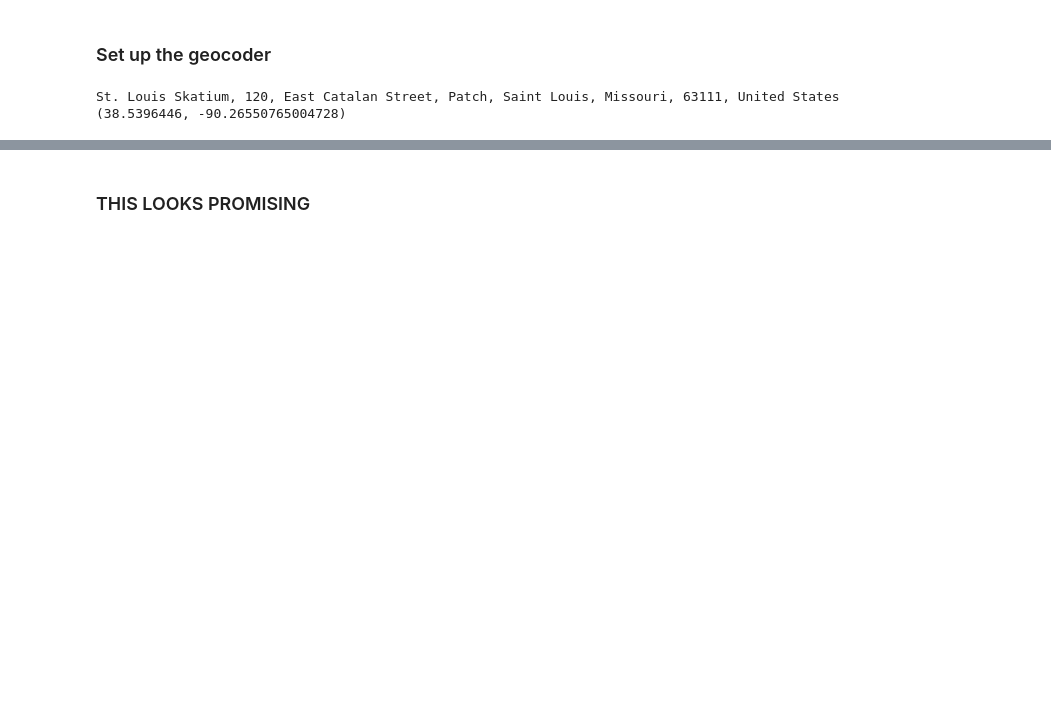
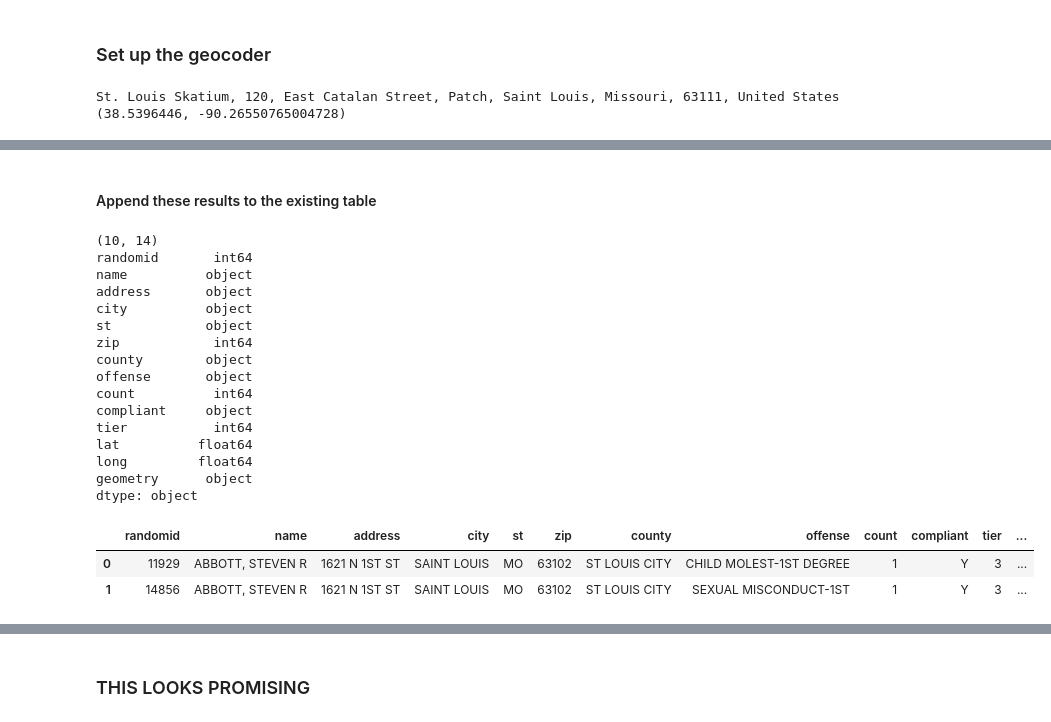
Before and after one commit to PMattox/dsa_masters, a Jupyter notebook: DSA_Capstone/Failed_Geocoding_MSOR.ipynb, the cells around one changed output, grey strips where cells are left out. Cells and saved outputs as stored; diff of their text form; code cells hidden in the pictures; blank space fills up the shorter version.

```diff
--- a/DSA_Capstone/Failed_Geocoding_MSOR.ipynb
+++ b/DSA_Capstone/Failed_Geocoding_MSOR.ipynb
@@ -127,0 +236,32 @@ St. Louis Skatium, 120, East Catalan Street, Patch, Saint Louis, Missouri, 63111
+# %% [markdown]
+#### Append these results to the existing table
+# %%
+# check out the form of the existing 'stlsexoffenders' table
+# we will need to match this structure in order to successfully append our new entries
+
+# query the table and read data into a df
+sql = "select * from stlsexoffenders LIMIT 10;"
+msor_table_sample = pd.read_sql_query(sql, conn)
+print(msor_table_sample.shape)
+print(msor_table_sample.dtypes)
+msor_table_sample.head(2)
+# %% [output]
+(10, 14)
+randomid       int64
+name          object
+address       object
+city          object
+st            object
+zip            int64
+county        object
+offense       object
+count          int64
+compliant     object
+tier           int64
+lat          float64
+long         float64
+geometry      object
+dtype: object
+|  | randomid | name | address | city | st | zip | county | offense | count | compliant | tier | ... |
+| 0 | 11929 | ABBOTT, STEVEN R | 1621 N 1ST ST | SAINT LOUIS | MO | 63102 | ST LOUIS CITY | CHILD MOLEST-1ST DEGREE | 1 | Y | 3 | ... |
+| 1 | 14856 | ABBOTT, STEVEN R | 1621 N 1ST ST | SAINT LOUIS | MO | 63102 | ST LOUIS CITY | SEXUAL MISCONDUCT-1ST | 1 | Y | 3 | ... |
```
Also changed, not shown: parts of 33 cells of this notebook, 2 other files.
